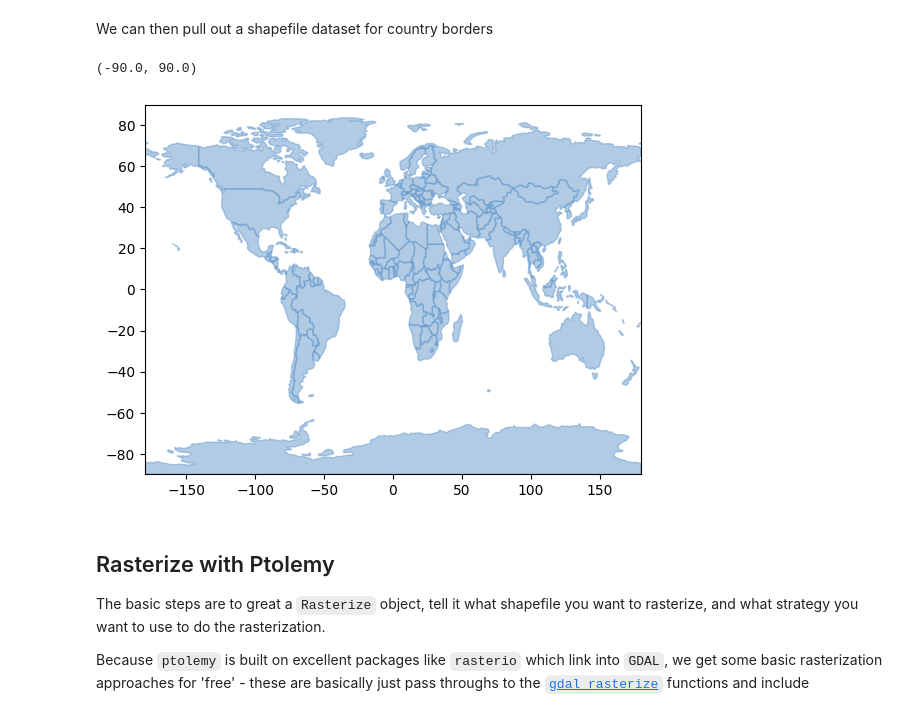
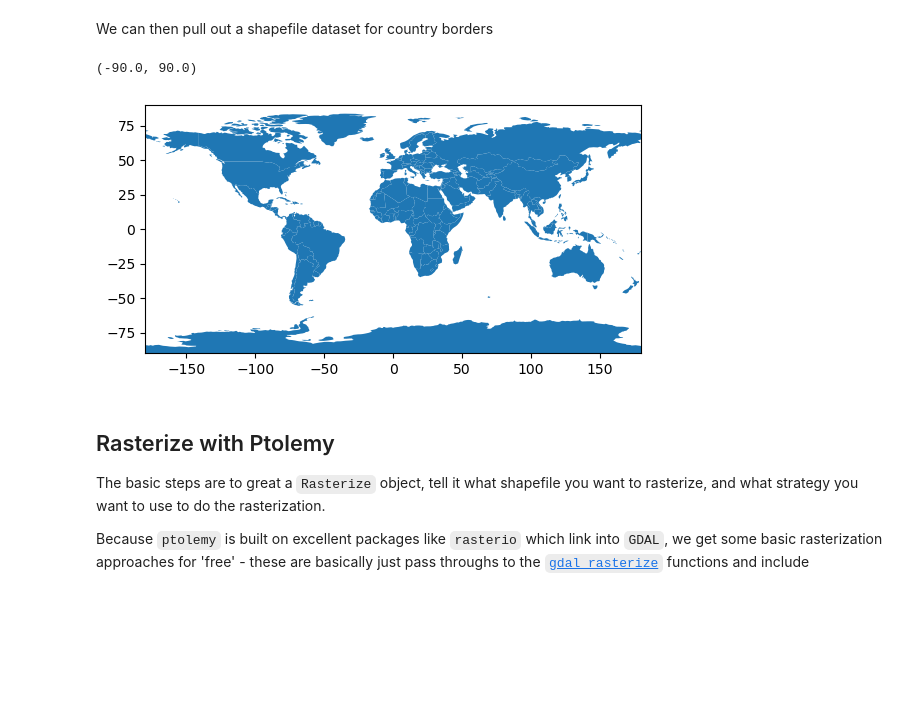
Before and after one commit to gidden/ptolemy, a Jupyter notebook: docs/notebooks/introduction.ipynb, the cells around one changed output. Saved outputs shown, nothing was run; the diff lists cells and outputs as text; code cells hidden in the pictures; blank space fills up the shorter version.

```diff
--- a/docs/notebooks/introduction.ipynb
+++ b/docs/notebooks/introduction.ipynb
@@ -27,17 +26,12 @@ We can then pull out a shapefile dataset for country borders
 url = "https://d2ad6b4ur7yvpq.cloudfront.net/naturalearth-3.3.0/ne_110m_admin_0_countries.geojson"
 # %%
 # let's take a look
-BLUE = "#6699cc"
-fig, ax = plt.subplots()
-with collection(url, "r") as inp:
-    for f in inp:
-        patch = PolygonPatch(f["geometry"], fc=BLUE, ec=BLUE, alpha=0.5)
-        ax.add_patch(patch)
+ax = pio.read_dataframe(url).plot()
 ax.set_xlim(-180, 180)
 ax.set_ylim(-90, 90)
 # %% [output]
 (-90.0, 90.0)
-[figure, old version]
+[figure, new version]
 # %% [markdown]
 ## Rasterize with Ptolemy
 
```
Also changed, not shown: parts of 4 cells of this notebook, 10 other files.
